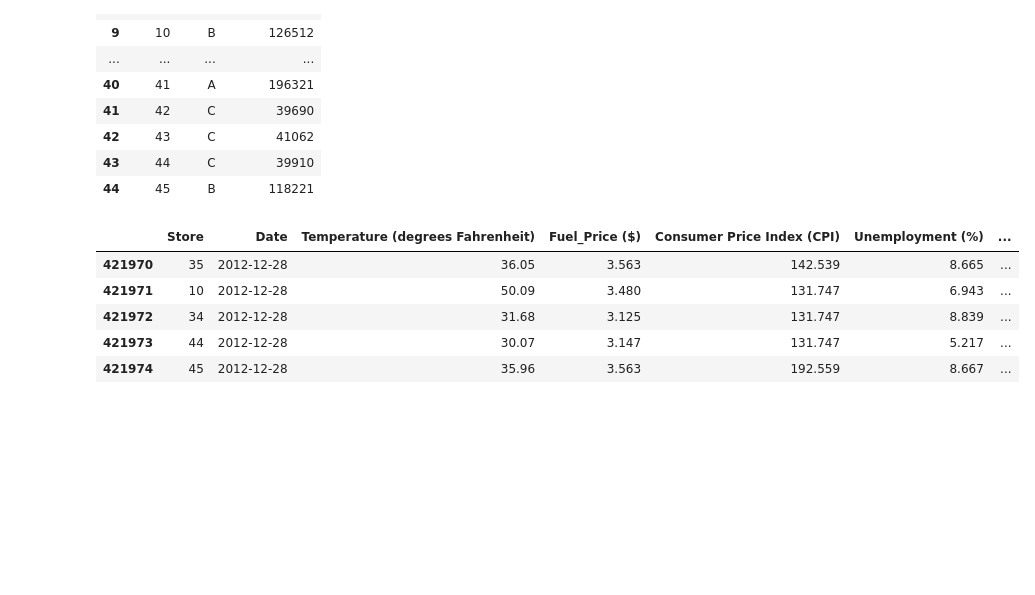
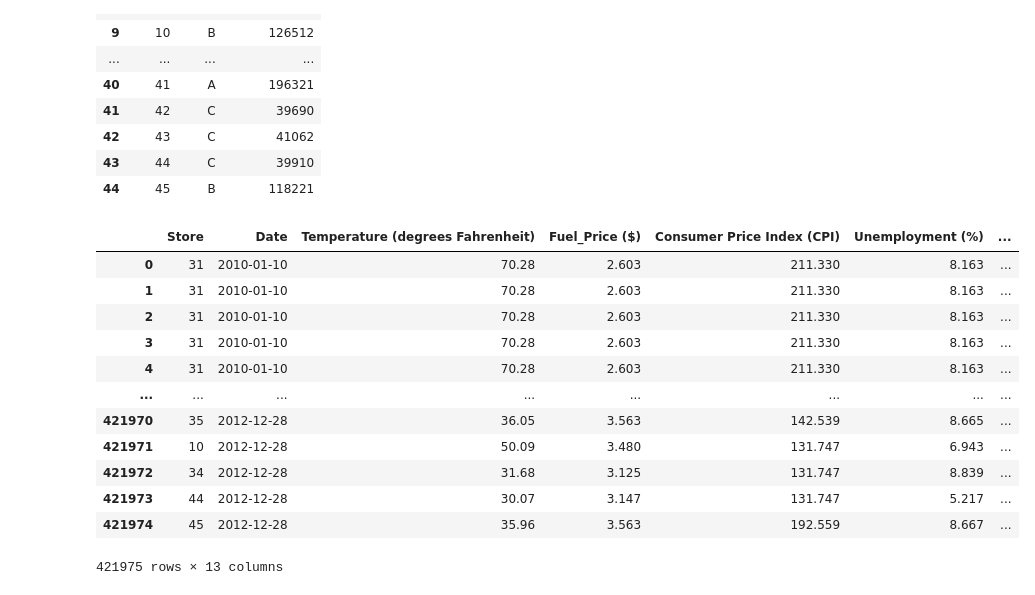
Before and after one commit to MM24J/Retail-Sales-Analysis, a Jupyter notebook: Notebook.ipynb, the cells around one changed output. Drawn from its saved outputs; the diff is of its cells as text; code cells hidden in the pictures; blank space fills up the shorter version.

```diff
--- a/Notebook.ipynb
+++ b/Notebook.ipynb
@@ -226,11 +226,18 @@ stores_df
 | 44 | 45 | B | 118221 |
 # %%
 retail_stores_df = features_df.merge(sales_df, on=['Store', 'Date', 'IsHoliday'], how='left').merge(stores_df, on='Store', how='left')
-retail_stores_df.tail()
+retail_stores_df
 # %% [output]
 |  | Store | Date | Temperature (degrees Fahrenheit) | Fuel_Price ($) | Consumer Price Index (CPI) | Unemployment (%) | ... |
+| 0 | 31 | 2010-01-10 | 70.28 | 2.603 | 211.330 | 8.163 | ... |
+| 1 | 31 | 2010-01-10 | 70.28 | 2.603 | 211.330 | 8.163 | ... |
+| 2 | 31 | 2010-01-10 | 70.28 | 2.603 | 211.330 | 8.163 | ... |
+| 3 | 31 | 2010-01-10 | 70.28 | 2.603 | 211.330 | 8.163 | ... |
+| 4 | 31 | 2010-01-10 | 70.28 | 2.603 | 211.330 | 8.163 | ... |
+| ... | ... | ... | ... | ... | ... | ... | ... |
 | 421970 | 35 | 2012-12-28 | 36.05 | 3.563 | 142.539 | 8.665 | ... |
 | 421971 | 10 | 2012-12-28 | 50.09 | 3.480 | 131.747 | 6.943 | ... |
 | 421972 | 34 | 2012-12-28 | 31.68 | 3.125 | 131.747 | 8.839 | ... |
 | 421973 | 44 | 2012-12-28 | 30.07 | 3.147 | 131.747 | 5.217 | ... |
 | 421974 | 45 | 2012-12-28 | 35.96 | 3.563 | 192.559 | 8.667 | ... |
+421975 rows × 13 columns
```
